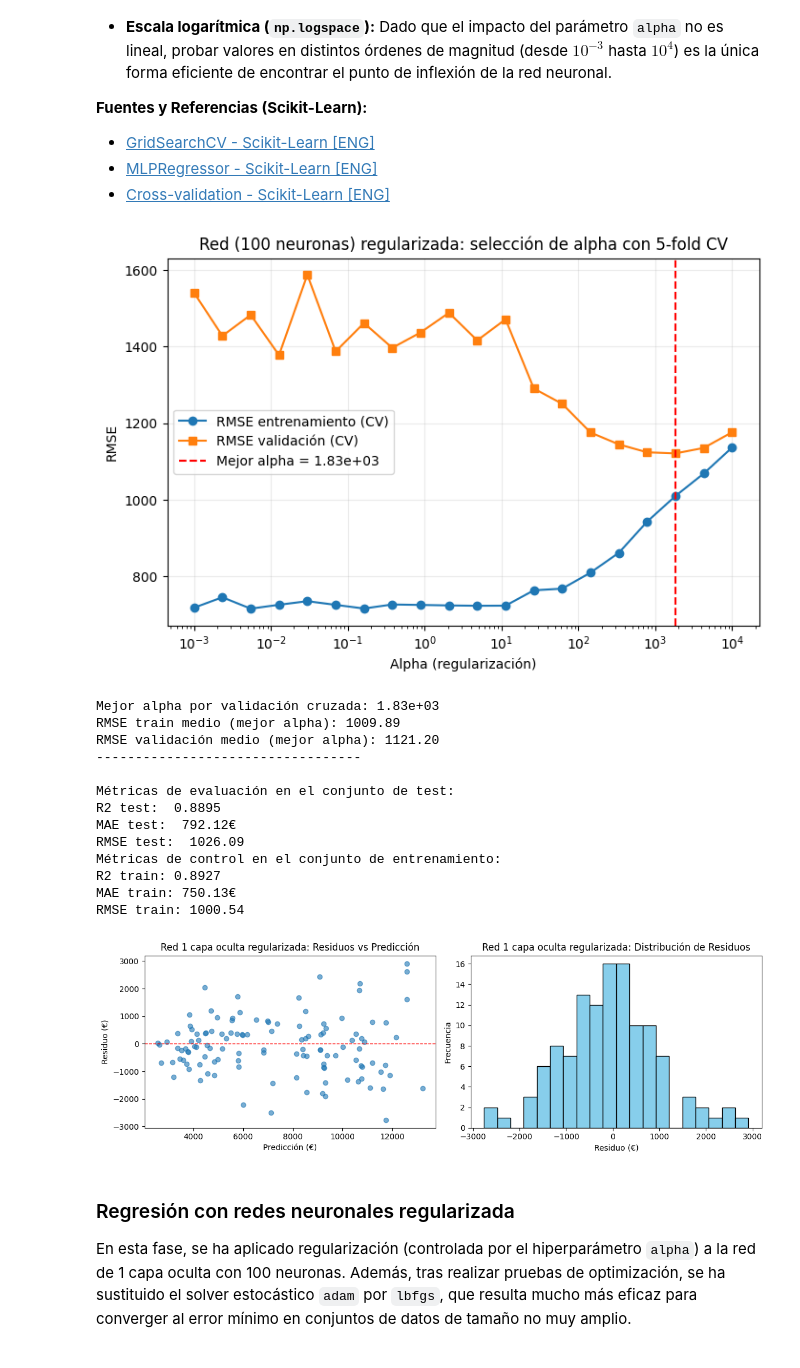
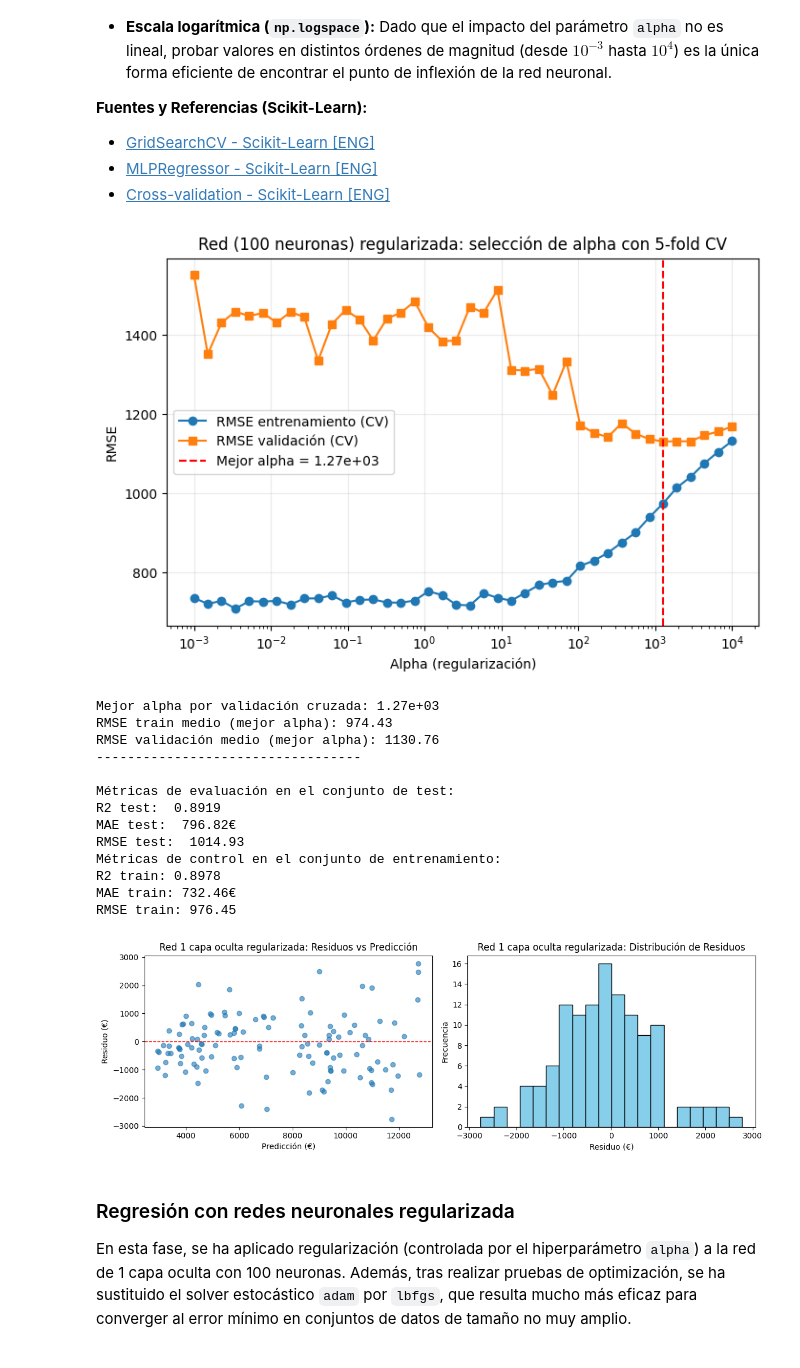
Before and after one commit to EduSS282/AprendizajeAutomatico, a Jupyter notebook: P2/P2.ipynb, the cells around one changed output. Drawn from its saved outputs; the diff is of its cells as text; code cells hidden in the pictures.

```diff
--- a/P2/P2.ipynb
+++ b/P2/P2.ipynb
@@ -549,7 +632,7 @@ from sklearn.pipeline import Pipeline
 from sklearn.preprocessing import StandardScaler
 from sklearn.neural_network import MLPRegressor
 
-alphas = np.logspace(-3, 4, 20)
+alphas = np.logspace(-3, 4, 40)
 cv = KFold(n_splits=5, shuffle=True, random_state=28)
 
 pipeline_mlp = Pipeline([
@@ -593,44 +676,44 @@ plt.semilogx(alphas_eval, rmse_train_media, marker="o", label="RMSE entrenamient
 plt.semilogx(alphas_eval, rmse_val_media, marker="s", label="RMSE validación (CV)")
 plt.axvline(mejor_alpha, color="red", linestyle="--", label=f"Mejor alpha = {mejor_alpha:.2e}")
 plt.title("Red (100 neuronas) regularizada: selección de alpha con 5-fold CV")
 plt.xlabel("Alpha (regularización)")
 plt.ylabel("RMSE")
 plt.grid(alpha=0.25)
 plt.legend()
 plt.show()
 
 print(f"Mejor alpha por validación cruzada: {mejor_alpha:.2e}")
 print(f"RMSE train medio (mejor alpha): {rmse_train_media[indice_mejor]:.2f}")
 print(f"RMSE validación medio (mejor alpha): {rmse_val_media[indice_mejor]:.2f}")
 print("----------------------------------\n")
 
 mejor_modelo_mlp_reg = grid_mlp.best_estimator_
 metricas_mlp_reg = calcular_metricas(mejor_modelo_mlp_reg, X_train, y_train, X_test, y_test)
 registrar_resultado(
     "Red 1 capa oculta regularizada",
     metricas_mlp_reg,
     Tipo="MLP regularizada",
     Alpha=mejor_alpha,
     RMSE_CV_train=float(rmse_train_media[indice_mejor]),
     RMSE_CV_val=float(rmse_val_media[indice_mejor]),
 )
 graficar_residuos(mejor_modelo_mlp_reg, X_test, y_test, "Red 1 capa oculta regularizada")
 # %% [output]
-[figure, old version]
+[figure, new version]
-Mejor alpha por validación cruzada: 1.83e+03
-RMSE train medio (mejor alpha): 1009.89
-RMSE validación medio (mejor alpha): 1121.20
+Mejor alpha por validación cruzada: 1.27e+03
+RMSE train medio (mejor alpha): 974.43
+RMSE validación medio (mejor alpha): 1130.76
 ----------------------------------
 
 Métricas de evaluación en el conjunto de test:
-R2 test:  0.8895
-MAE test:  792.12€
-RMSE test:  1026.09
+R2 test:  0.8919
+MAE test:  796.82€
+RMSE test:  1014.93
 Métricas de control en el conjunto de entrenamiento:
-R2 train: 0.8927
-MAE train: 750.13€
-RMSE train: 1000.54
+R2 train: 0.8978
+MAE train: 732.46€
+RMSE train: 976.45
-[figure, old version]
+[figure, new version]
 # %% [markdown]
 ### Regresión con redes neuronales regularizada
 
```
Also changed, not shown: parts of 8 cells of this notebook.
